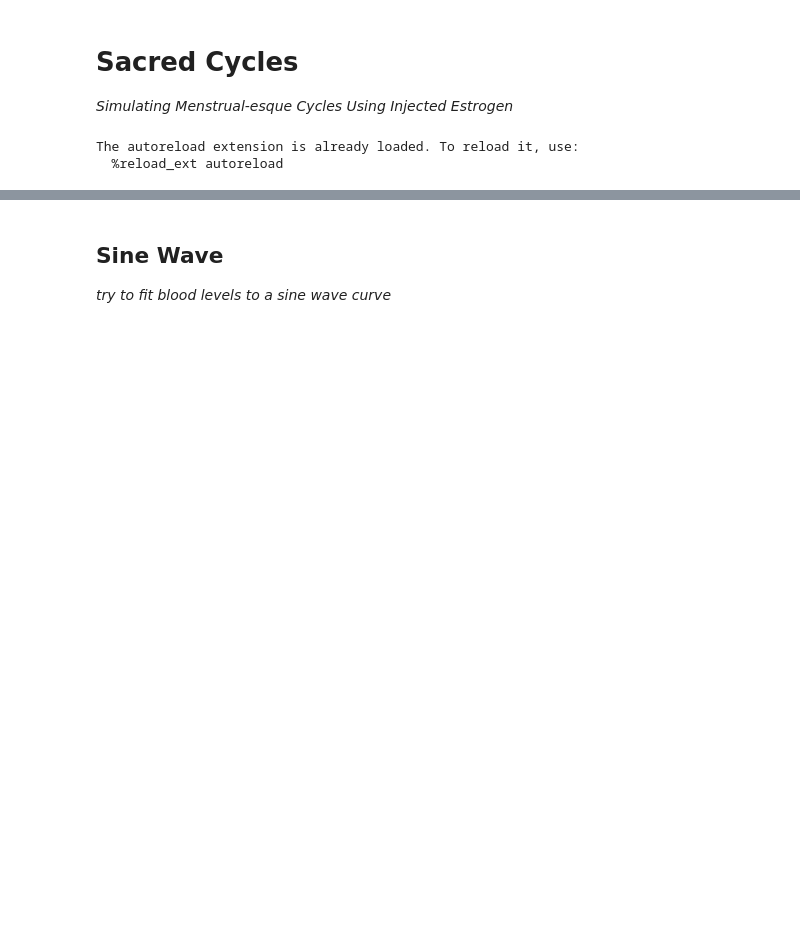
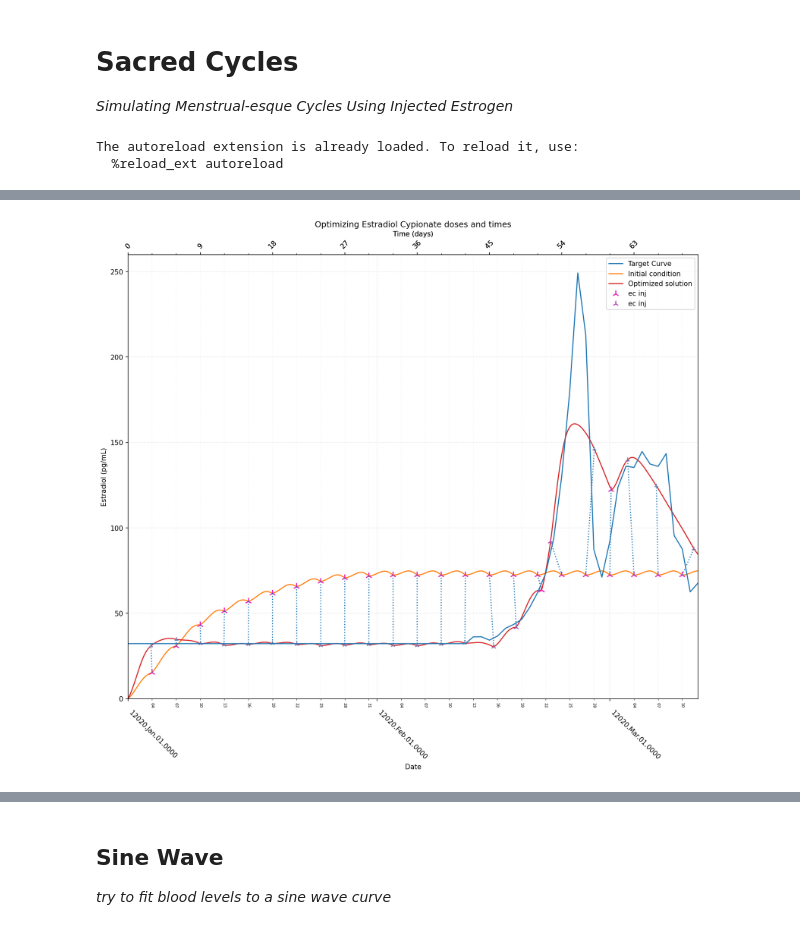
Before and after one commit to tiliaqt/transkit, a Jupyter notebook: Cycles.ipynb, the cells around one changed output, grey strips where cells are left out. Saved outputs shown, nothing was run; the diff lists cells and outputs as text; code cells hidden in the pictures; blank space fills up the shorter version.

Commit message:
Fit a real menstrual cycle estradiol curve!!!

```diff
--- a/Cycles.ipynb
+++ b/Cycles.ipynb
@@ -34,0 +37,23 @@ This constructs an optimization problem solving for optimal injection doses and
+# %%
+def molarConcToMassConc(molar_conc, molar_weight):
+    """Converts pmol/L to pg/mL for a substance of a particular molar weight.
+
+    molar         Molar concentration in pmol/L [array like].
+    molar_weight  Molar weight of substance in g/mol."""
+    return molar_conc * molar_weight * 10**-3
+
+
+e2_mol = 272.388 # g/mol
+
+# Stricker2006, referenced from https://en.wikiversity.org/wiki/WikiJournal_of_Medicine/Reference_ranges_for_estradiol,_progesterone,_luteinizing_hormone_and_follicle-stimulating_hormone_during_the_menstrual_cycle
+menstrual_e2 = molarConcToMassConc(np.array([118.42, 133.01, 133.17, 125.95, 134.65, 151.33, 159.48, 170.34, 195.9, 228.2, 269.07, 343.68, 477.27, 661.19, 914.84, 780.76, 320.59, 261.32, 338.94, 454.07, 499.49, 497.07, 531.14, 504.39, 499.18, 526.68, 350.65, 322.24, 229.7, 249.28]),
+                                   e2_mol)
+
+menstrual_fit_start_t = pd.to_datetime("2020")
+menstrual_fit_range_t = 6*7 - 1 + len(menstrual_e2) # 6 weeks to steady state, then the menstrual curve.
+menstrual_fit_t  = pd.date_range(pd.to_datetime("2020"),
+                                 menstrual_fit_start_t + pd.to_timedelta(menstrual_fit_range_t, unit='D'),
+                                 freq='1D')
+menstrual_fit_e2 = np.append(np.full(6*7, menstrual_e2[0]), menstrual_e2)
+
+menstrual_fit_results = fit.emptyResults()
@@ -34,0 +64,11 @@ This constructs an optimization problem solving for optimal injection doses and
+# %%
+menstrual_fit_results["ec"] = fit.initializeRun(
+    pharma.createInjectionsCycle("ec", menstrual_fit_range_t, '3D', start_date=menstrual_fit_start_t),
+    calibrated_injectables,
+    menstrual_fit_t, menstrual_fit_e2,
+    max_dose=10.0,
+    time_bounds='midpoints')
+fit.runLeastSquares(
+    menstrual_fit_results["ec"],
+    max_nfev=35,
+    verbose=2);
@@ -34,0 +93,10 @@ This constructs an optimization problem solving for optimal injection doses and
+# %%
+fig,ax = pharma.startPlot()
+ax.set_title('Optimizing Estradiol Cypionate doses and times')
+ax.set_ylim(bottom=0, top=260)
+ax.set_yticks(range(0, 261, 50))
+fit.plotOptimizationRun(fig, ax, menstrual_fit_results["ec"])
+
+with pd.option_context("display.float_format", "{:10,.3f}".format):
+    print("Optimized Injections:\n", menstrual_fit_results["ec"]["injections_optim"])
+# %% [output]
@@ -34,0 +120 @@ This constructs an optimization problem solving for optimal injection doses and
+[figure, added]
```
Also changed, not shown: parts of 9 cells of this notebook.
